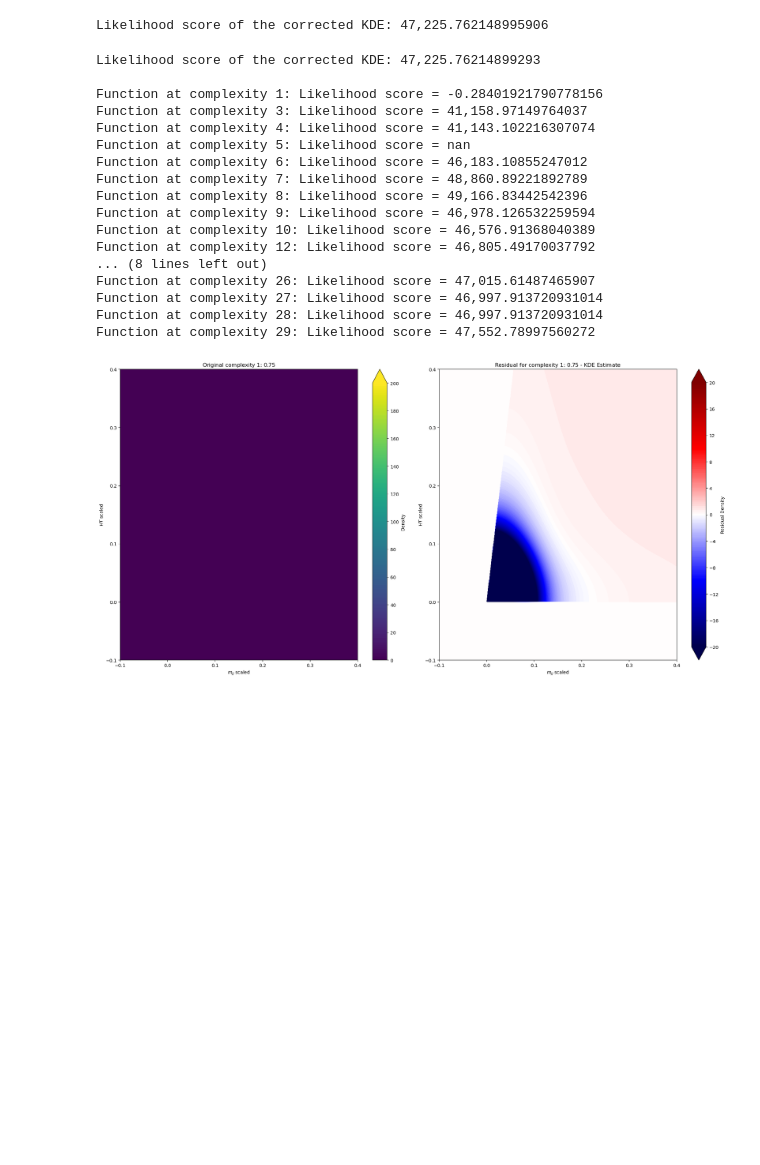
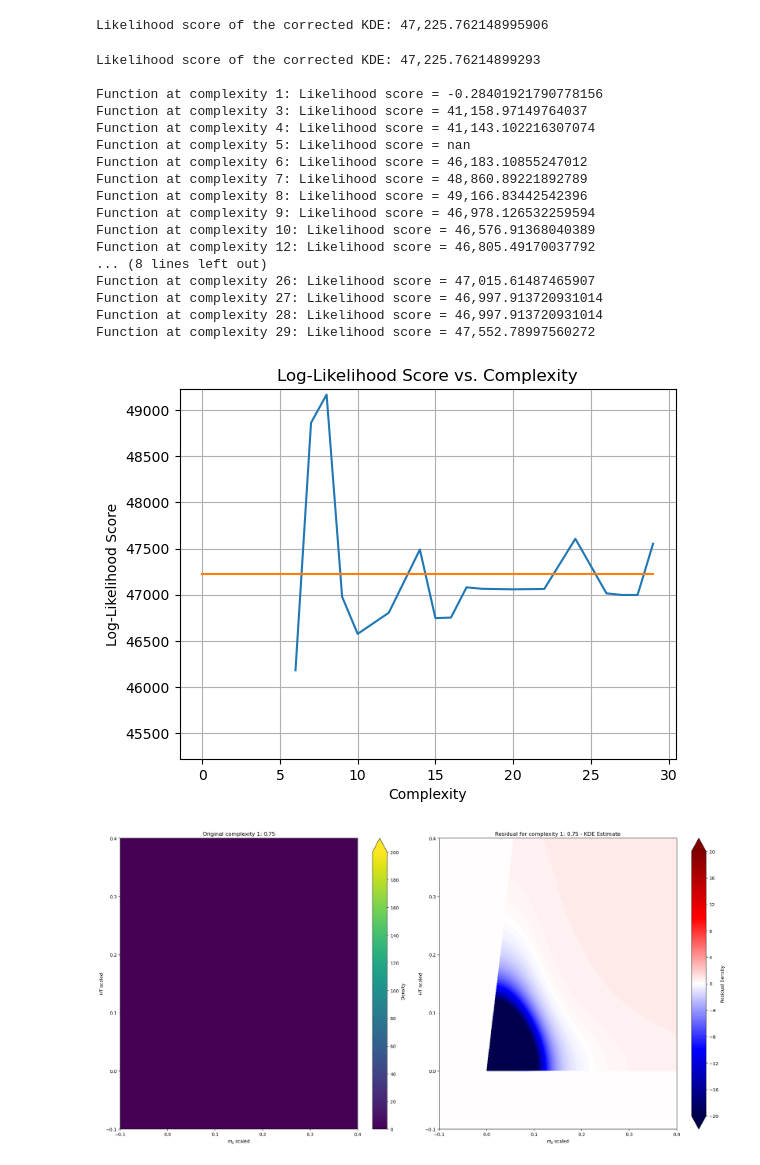
Before and after one commit to Angelo92Git/SymbolicDensityEstimation, a Jupyter notebook: visualization/dijet_visualization.ipynb, the cells around one changed output. Drawn from its saved outputs; the diff is of its cells as text; code cells hidden in the pictures; blank space fills up the shorter version.

```diff
--- a/visualization/dijet_visualization.ipynb
+++ b/visualization/dijet_visualization.ipynb
@@ -442,31 +442,43 @@ Likelihood score of the corrected KDE: 47,225.762148995906
 # %%
 kde_eval_at_samples = interp_kde_at_samples(test_samples)
 likelihood_score = np.sum(np.log(kde_eval_at_samples+1e-130))
 print(f"Likelihood score of the corrected KDE: {likelihood_score:,}\n")
 
+log_likelihood_scores = []
 for idx, func in enumerate(predicted_functions):
     # Compute likelihood scores
     prediction_eval_at_samples = func(test_samples[:, 0], test_samples[:, 1])
     likelihood_score_pred = np.sum(np.log(prediction_eval_at_samples/density_scale_factor + 1e-12))  # add small value to avoid log(0)
+    log_likelihood_scores.append(likelihood_score_pred)
     print(f"Function at complexity {complexity[idx]}: Likelihood score = {likelihood_score_pred:,}")
+
+plt.plot(complexity, log_likelihood_scores)
+plt.plot([0, max(complexity)], [likelihood_score, likelihood_score])
+plt.xlabel("Complexity")
+plt.ylabel("Log-Likelihood Score")
+plt.title("Log-Likelihood Score vs. Complexity")
+plt.ylim([likelihood_score-2000, likelihood_score+2000])
+plt.grid(True)
+plt.show()
 # %% [output]
 Likelihood score of the corrected KDE: 47,225.76214899293
 
 Function at complexity 1: Likelihood score = -0.28401921790778156
 Function at complexity 3: Likelihood score = 41,158.97149764037
 Function at complexity 4: Likelihood score = 41,143.102216307074
 Function at complexity 5: Likelihood score = nan
 Function at complexity 6: Likelihood score = 46,183.10855247012
 Function at complexity 7: Likelihood score = 48,860.89221892789
 Function at complexity 8: Likelihood score = 49,166.83442542396
 Function at complexity 9: Likelihood score = 46,978.126532259594
 Function at complexity 10: Likelihood score = 46,576.91368040389
 Function at complexity 12: Likelihood score = 46,805.49170037792
 ... (8 lines left out)
 Function at complexity 26: Likelihood score = 47,015.61487465907
 Function at complexity 27: Likelihood score = 46,997.913720931014
 Function at complexity 28: Likelihood score = 46,997.913720931014
 Function at complexity 29: Likelihood score = 47,552.78997560272
+[figure, added]
 # %%
 # Iterate over the masked_functions list
 for i, current_function in enumerate(masked_functions):
```
Also changed, not shown: parts of 2 cells of this notebook.
